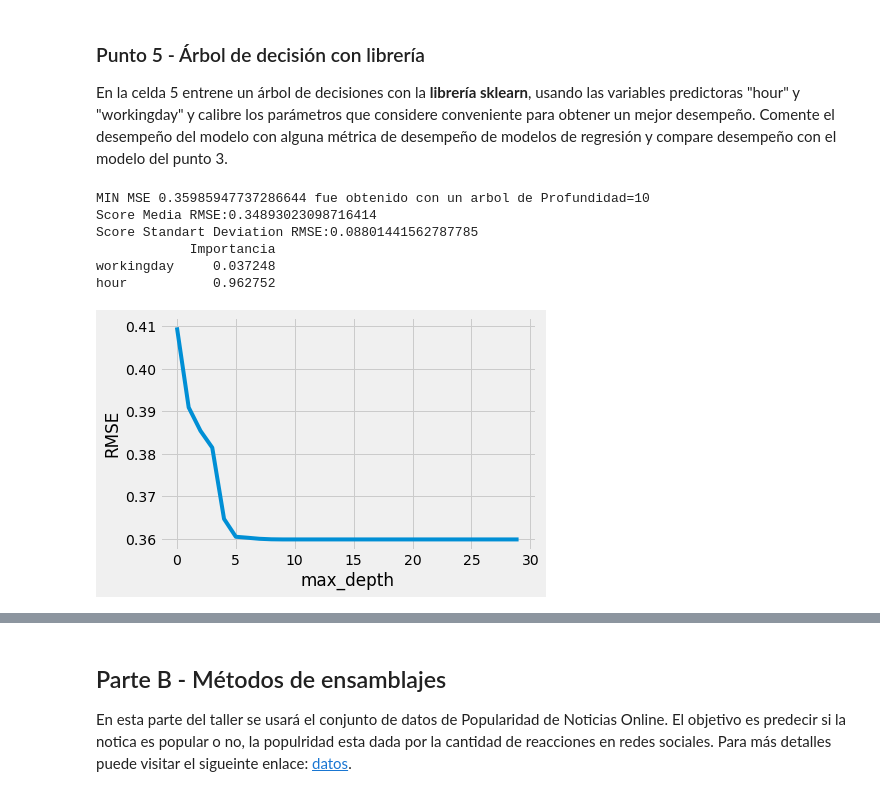
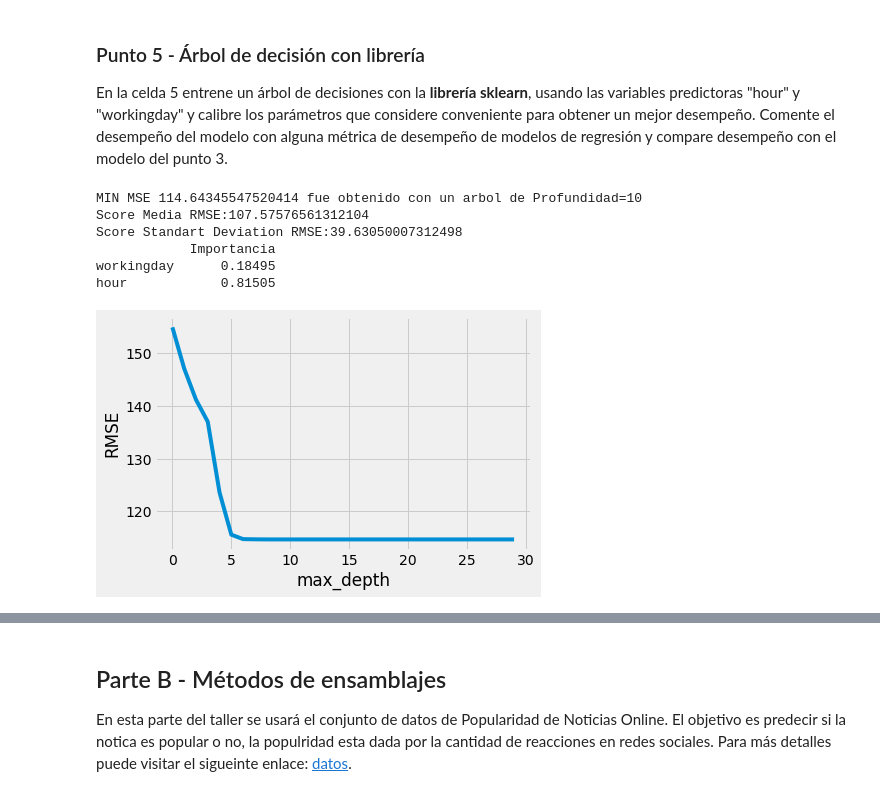
Before and after one commit to wdazad/MIAD_ML_and_NLP, a Jupyter notebook: Semana 1/S1TC1_arboles_ensamblajes.ipynb, the cells around one changed output, grey strips where cells are left out. Cells and saved outputs as stored; diff of their text form; code cells hidden in the pictures.

```diff
--- a/Semana 1/S1TC1_arboles_ensamblajes.ipynb
+++ b/Semana 1/S1TC1_arboles_ensamblajes.ipynb
@@ -460,36 +462,41 @@ import matplotlib.pyplot as plt
 plt.style.use('fivethirtyeight')
 from sklearn.tree import DecisionTreeRegressor
 import math
 rmse_scores=[]
+
+X = bikes[features]
+y = bikes.total
+#y = (bikes.total > 145).astype(int)
+
 for depth in range(30):
   reg= DecisionTreeRegressor(max_depth=depth+1,random_state=101)
   mse=-cross_val_score(reg, X,y, cv=10, scoring='neg_mean_squared_error').mean()
   rmse_scores.append(np.sqrt(mse))
 index_min= np.argmin(rmse_scores)
 min_rmse= np.min(rmse_scores)
 print(f'MIN MSE {min_rmse} fue obtenido con un arbol de Profundidad={index_min+1}')
 
 # Obteniendo la evaluacion del desempeno de este arbol final con 10 niveles de profundida
 reg= DecisionTreeRegressor(max_depth=index_min+1,random_state=101)
 reg.fit(X,y)
 mse=-cross_val_score(reg, X, y, cv=10,scoring='neg_mean_squared_error')
 rmse= np.sqrt(mse)
 
 print(f'Score Media RMSE:{rmse.mean()}')
 print(f'Score Standart Deviation RMSE:{rmse.std()}')
 df =pd.DataFrame(index=X.columns,data= reg.feature_importances_, columns=["Importancia"]).sort_values("Importancia")
 print(df)
 
 # Gráfica max_depth versus RMSE (error del modelo)
 plt.plot(range(30), rmse_scores)
 plt.xlabel('max_depth')
 plt.ylabel('RMSE')
 plt.show()
 # %% [output]
-MIN MSE 0.35985947737286644 fue obtenido con un arbol de Profundidad=10
-Score Media RMSE:0.34893023098716414
-Score Standart Deviation RMSE:0.08801441562787785
+MIN MSE 114.64345547520414 fue obtenido con un arbol de Profundidad=10
+Score Media RMSE:107.57576561312104
+Score Standart Deviation RMSE:39.63050007312498
             Importancia
-workingday     0.037248
-hour           0.962752
+workingday      0.18495
+hour            0.81505
-[figure, old version]
+[figure, new version]
```
Also changed, not shown: parts of 13 cells of this notebook.
